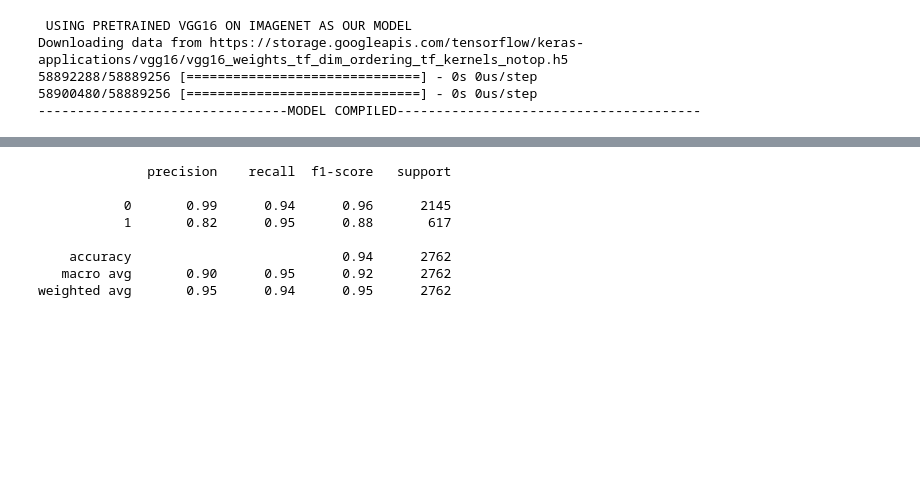
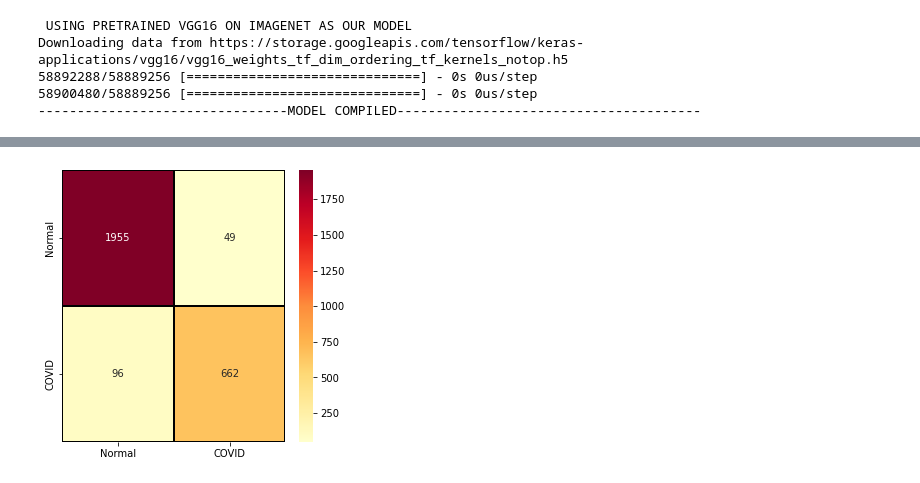
Before and after one commit to bsb4018/covid19DetectionCXR_TL, a Jupyter notebook: TL_CNN2.ipynb, the cells around one changed output, grey strips where cells are left out. Cells and saved outputs as stored; diff of their text form; code cells hidden in the pictures; blank space fills up the shorter version.

```diff
--- a/TL_CNN2.ipynb
+++ b/TL_CNN2.ipynb
@@ -160,3 +189,6 @@ Epoch 25/25
+# %%
+from tensorflow.keras.models import load_model
+model1 = load_model('covidCXR_model2/')
 # %%
 #Accuracy Plot
 plt.plot(history.history['acc'], label='train acc')
@@ -182,17 +214,26 @@ model.evaluate(X_val,y_val,batch_size=32)
 # %%
 #predict
-y_pred=model.predict(X_val)
+y_pred=model1.predict(X_val)
 y_pred=np.argmax(y_pred,axis=1)
 actual_labels = np.argmax(y_val,axis=-1)
-# %%
-#get classification report
-print(classification_report(y_pred,actual_labels))
-# %% [output]
-              precision    recall  f1-score   support
-
-           0       0.99      0.94      0.96      2145
-           1       0.82      0.95      0.88       617
-
-    accuracy                           0.94      2762
-   macro avg       0.90      0.95      0.92      2762
-weighted avg       0.95      0.94      0.95      2762
+# %%
+plt.rcParams.update({'font.size': 10})
+cm = confusion_matrix(actual_labels, y_pred)
+cm = pd.DataFrame(cm, index = ['0', '1'], columns = ['0', '1'])
+cm
+class_names = ['Normal','COVID']
+def plot_confusion_matrix (cm):
+    plt.figure(figsize = (5,5))
+    sns.heatmap(
+        cm,
+        cmap = 'YlOrRd',
+        linecolor = 'black',
+        linewidth = 1,
+        annot = True,
+        fmt = '',
+        xticklabels = class_names,
+        yticklabels = class_names)
+
+plot_confusion_matrix(cm)
+# %% [output]
+[figure, added]
```
Also changed, not shown: parts of 19 cells of this notebook.
